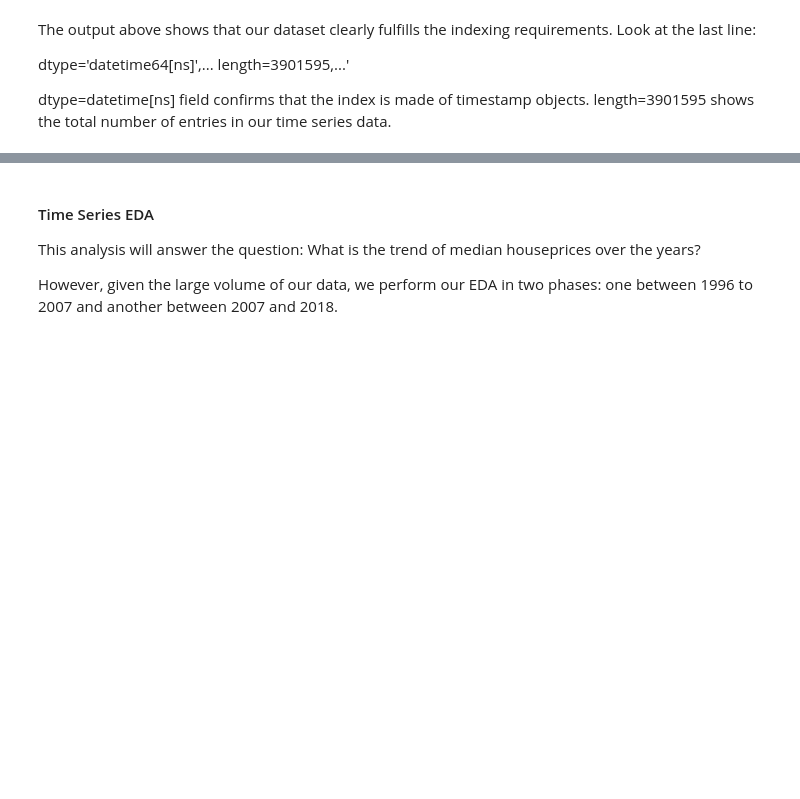
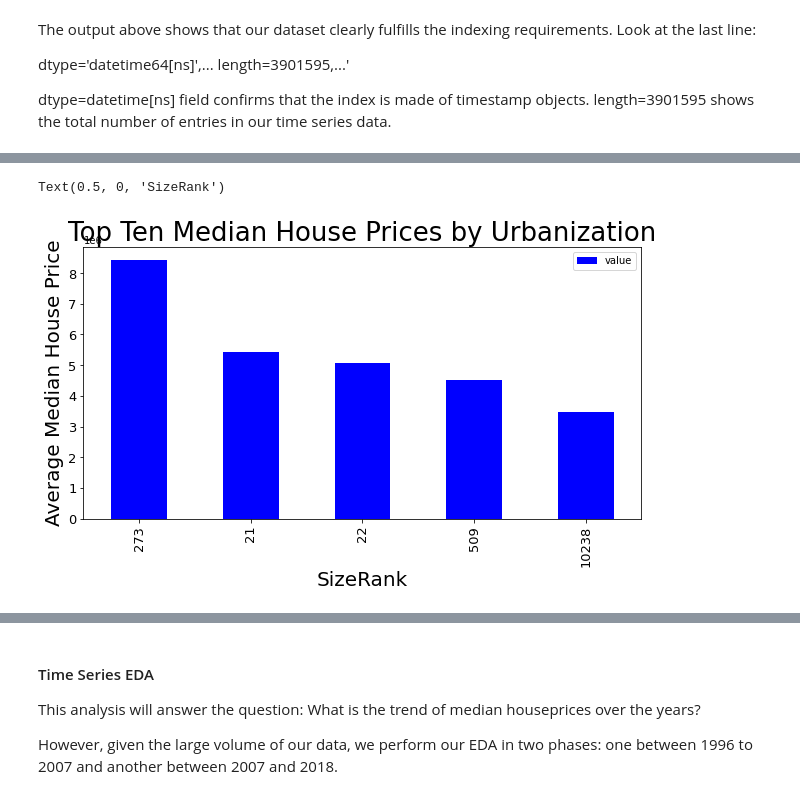
Before and after one commit to SueMungai/Time-Series-Team-3, a Jupyter notebook: Data Understanding (1).ipynb, the cells around one changed output, grey strips where cells are left out. Cells and saved outputs as stored; diff of their text form; code cells hidden in the pictures; blank space fills up the shorter version.

```diff
--- a/Data Understanding (1).ipynb
+++ b/Data Understanding (1).ipynb
@@ -134,22 +247,24 @@ Here we will  derive new attributes from the data that will be helpful in answer
 
 # calculating and creating a new column -ROI
 
-data['ROI'] = (data['2018-04']/ data['1996-04'])-1
-
+data['22yr_ROI'] = (data['2018-04']/ data['1996-04'])-1
+data['5yr_ROI'] = ((data['2018-04'] - data['2013-04'])/ data['2013-04'])
 
 
 #calculating std to be used to find CV
 data["std"] = data.loc[:, "1996-04":"2018-04"].std(skipna=True, axis=1)
+data['5yr_std'] = data.loc[:, "2013-04":"2018-04"].std(skipna=True, axis=1)
 
 #calculating mean to be used to find CV
 data["mean"] = data.loc[:, "1996-04":"2018-04"].mean(skipna=True, axis=1)
-
+data["5yr_mean"] = data.loc[:, "2013-04":"2018-04"].mean(skipna=True, axis=1)
 # calculating and creating a new column - CV
 
-data["CV"] = data['std']/data["mean"]
+data["22yr_CV"] = data['std']/data["mean"]
+data["5yr_CV"] = data['5yr_std']/data["5yr_mean"]
 
 # dropping std and mean as they are not necessary for analysis
 
-data.drop(["std", "mean"], inplace=True, axis=1)
+data.drop(["std", "mean", "5yr_std", "5yr_mean"], inplace=True, axis=1)
 # %%
 data.columns
@@ -162,7 +284,7 @@ new_data = data.copy()
 # creating a function that changes the dataframe structure from wide view to long view
 
 def melt_df(data):
-    melted = pd.melt(data, id_vars=['RegionID','Zipcode', 'City', 'State', 'Metro', 'CountyName', 'SizeRank','ROI','CV'], var_name='Date')
+    melted = pd.melt(data, id_vars=['RegionID','Zipcode', 'City', 'State', 'Metro', 'CountyName', 'SizeRank','22yr_ROI','22yr_CV','5yr_ROI','5yr_CV' ], var_name='Date')
     melted['Date'] = pd.to_datetime(melted['Date'], infer_datetime_format=True)
     melted = melted.dropna(subset=['value'])
     return melted
@@ -230,0 +418,3 @@ length=3901595 shows the total number of entries in our time series data.
+# %%
+urban_housevalue = pd.DataFrame(new_data.groupby("SizeRank")["value"].mean()
+                                .sort_values(ascending=False).head(5))
@@ -230,0 +431,10 @@ length=3901595 shows the total number of entries in our time series data.
+# %%
+ax1 = urban_housevalue.plot(kind='bar', figsize=(10,5), color="blue", fontsize=13);
+ax1.set_alpha(0.8)
+
+ax1.set_title("Top Ten Median House Prices by Urbanization", fontsize=26)
+ax1.set_ylabel("Average Median House Price", fontsize=20);
+ax1.set_xlabel("SizeRank", fontsize=20)
+# %% [output]
+Text(0.5, 0, 'SizeRank')
+[figure, added]
```
Also changed, not shown: parts of 42 cells of this notebook.
